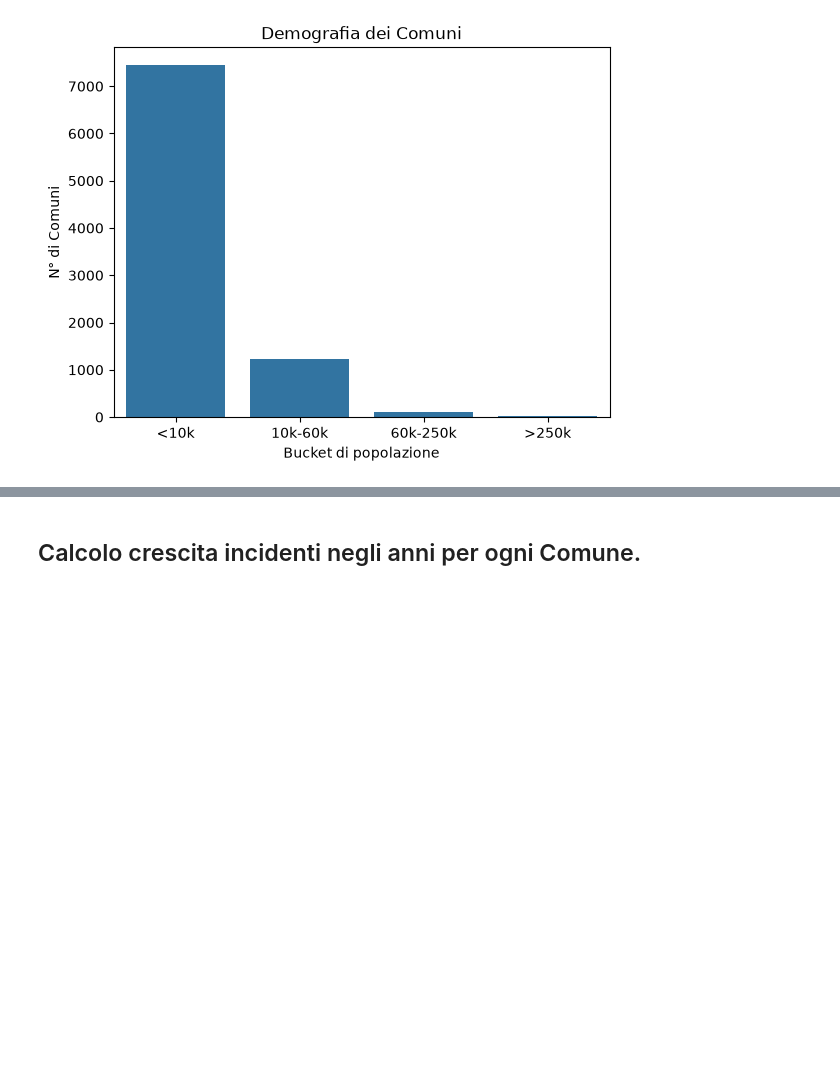
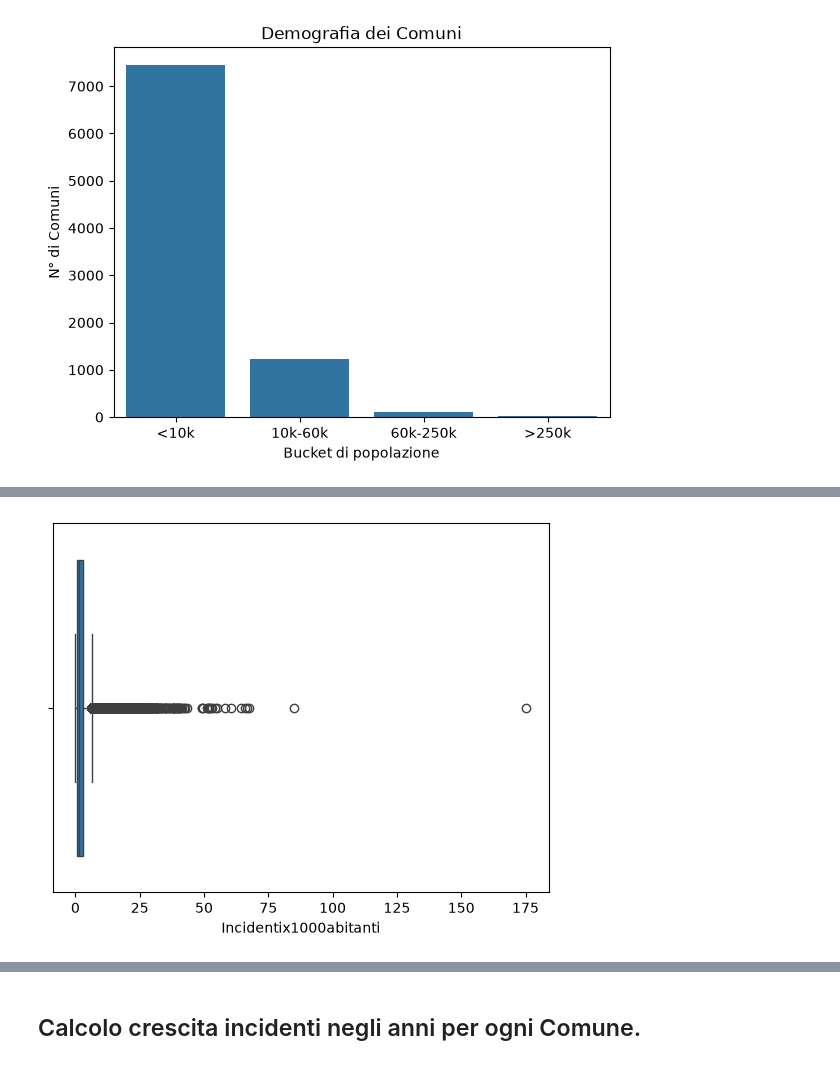
Before and after one commit to giuliocipone-lang/Boolean_capstone_project, a Jupyter notebook: EDA.ipynb, the cells around one changed output, grey strips where cells are left out. Cells and saved outputs as stored; diff of their text form; code cells hidden in the pictures; blank space fills up the shorter version.

```diff
--- a/EDA.ipynb
+++ b/EDA.ipynb
@@ -122,2 +115,6 @@ ax.grid(axis='x', linestyle='--', alpha=0.5)
+# %%
+sns.boxplot(x='Incidentix1000abitanti', data=df);
+# %% [output]
+[figure, added]
 # %%
 ordine = ["< 500", "500-999", "1k-2k", "2k-3k", "3k-5k", "5k-10k", "10k-20k", "20k-60k", "60k-100k", "100k-250k", "250k-500k", "> 500k"]
```
Also changed, not shown: parts of 13 cells of this notebook.
